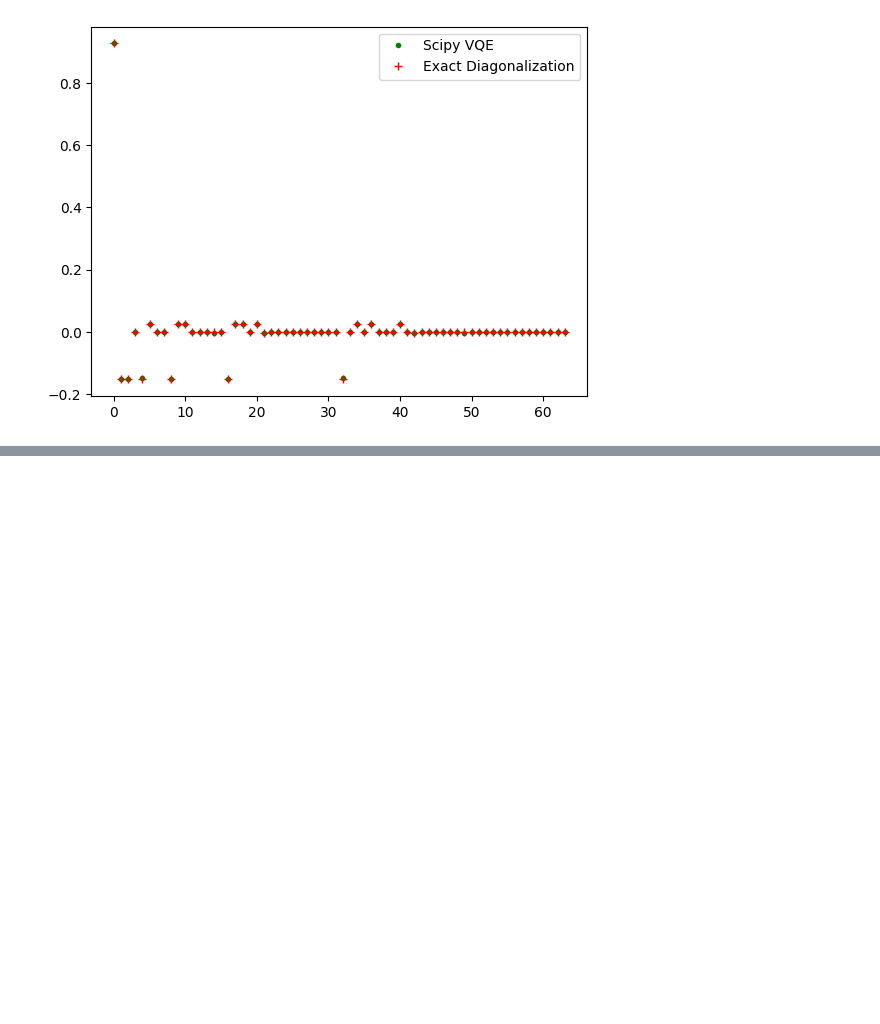
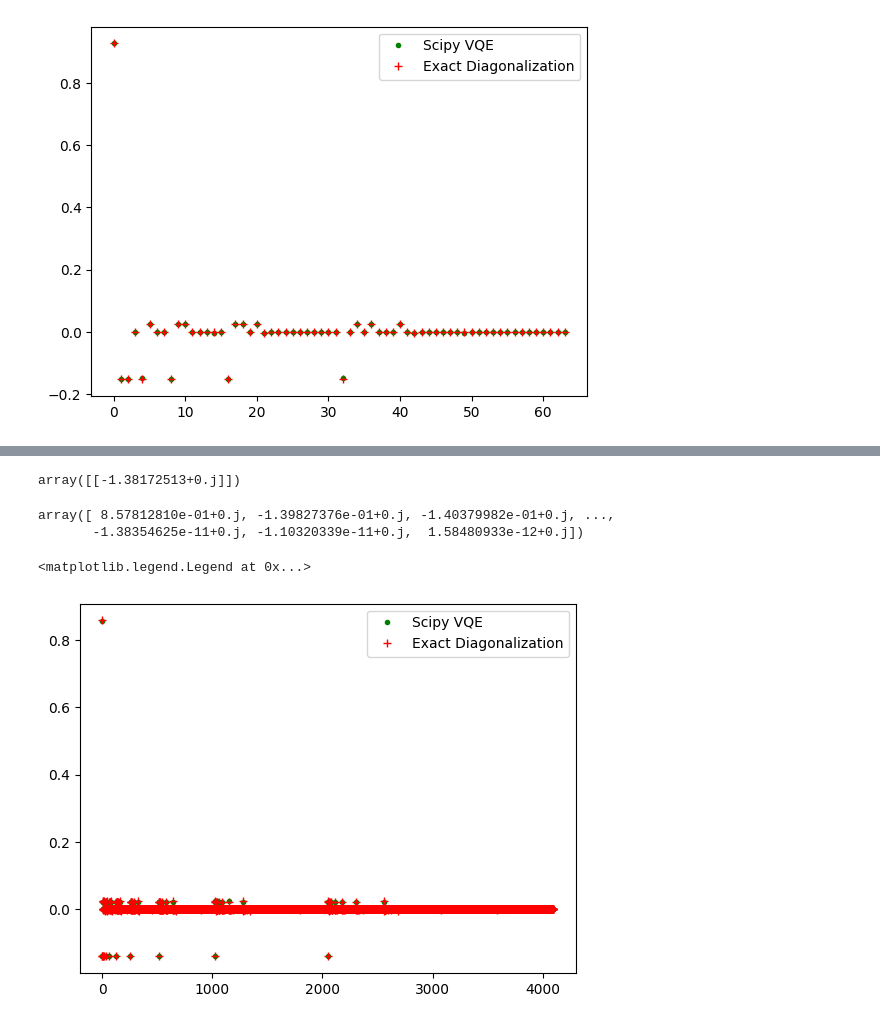
Before and after one commit to zhiyaol/string-breaking, a Jupyter notebook: VQE_for_VacuumPrep.ipynb, the cells around one changed output, grey strips where cells are left out. Cells and saved outputs as stored; diff of their text form; code cells hidden in the pictures; blank space fills up the shorter version.

```diff
--- a/VQE_for_VacuumPrep.ipynb
+++ b/VQE_for_VacuumPrep.ipynb
@@ -178,0 +233,22 @@ plt.legend()
+# %%
+ang = [-0.08070716, -0.09582326, -0.14136288]
+nQQ = 12
+# %%
+Hf_12 = sp.sparse.csr_matrix(np.real(Hfull(nQQ,m,g).to_matrix()))
+vacuum_12 = vqe_form(ang,nQQ).dot(fake_vac(nQQ))
+# %%
+(vacuum_12.getH() @ Hf_12 @ vacuum_12).toarray()
+# %% [output]
+array([[-1.38172513+0.j]])
+# %%
+vacuum_12
+# %% [output]
+array([ 8.57812810e-01+0.j, -1.39827376e-01+0.j, -1.40379982e-01+0.j, ...,
+       -1.38354625e-11+0.j, -1.10320339e-11+0.j,  1.58480933e-12+0.j])
+# %%
+plt.plot(list(range(2**nQQ)), vacuum_12,'g.',label = 'Scipy VQE')
+plt.plot(list(range(2**nQQ)), np.array(mathematica_result_12_SU2),'r+',label = 'Exact Diagonalization')
+plt.legend()
+# %% [output]
+<matplotlib.legend.Legend at 0x...>
+[figure, added]
```
Also changed, not shown: parts of 21 cells of this notebook, 3 other files.
